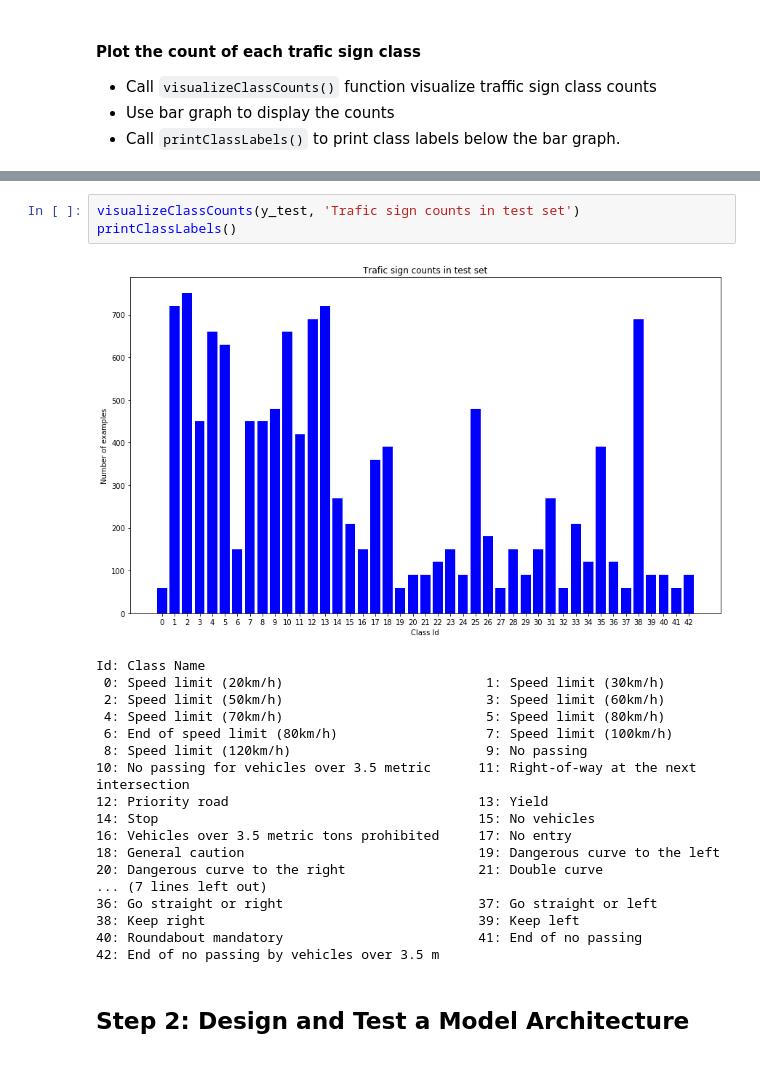
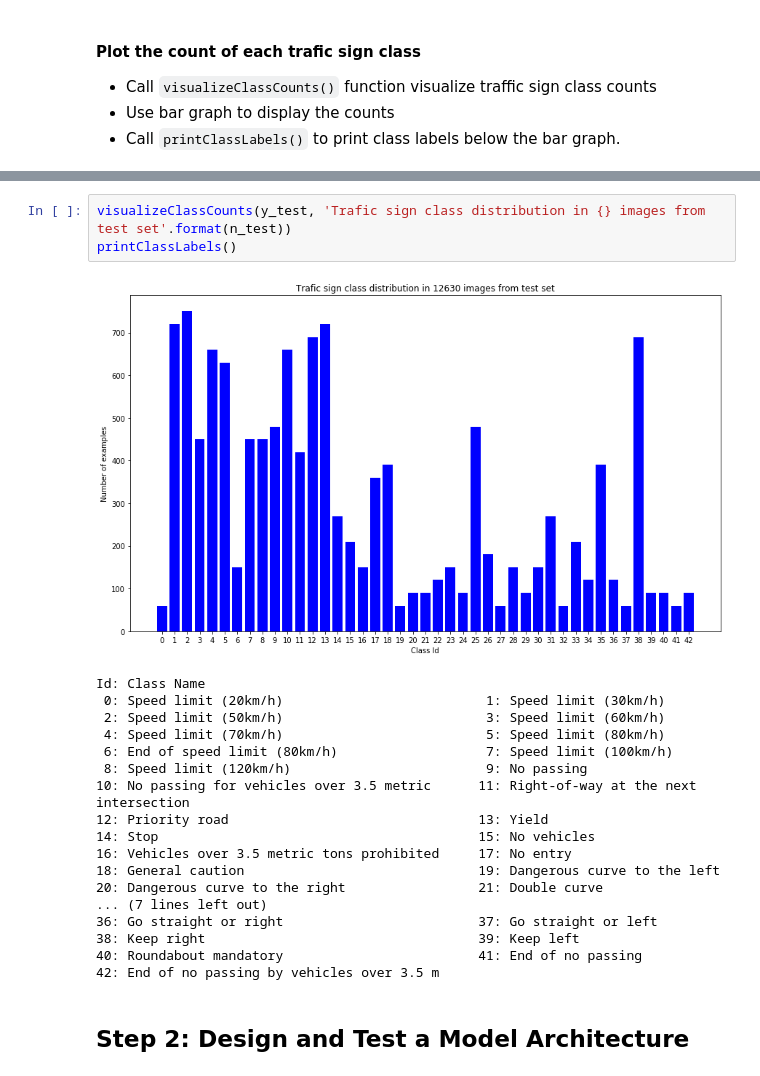
Before and after one commit to tcdoan/CarND-Traffic-Sign-Classifier-Project, a Jupyter notebook: Traffic_Sign_Classifier.ipynb, the cells around one changed output, grey strips where cells are left out. Saved outputs shown, nothing was run; the diff lists cells and outputs as text.

```diff
--- a/Traffic_Sign_Classifier.ipynb
+++ b/Traffic_Sign_Classifier.ipynb
@@ -196,8 +198,8 @@ visualizeClassCounts(y_valid, 'Trafic sign counts in validation set')
 # %%
-visualizeClassCounts(y_test, 'Trafic sign counts in test set')
+visualizeClassCounts(y_test, 'Trafic sign class distribution in {} images from test set'.format(n_test))
 printClassLabels()
 # %% [output]
-[figure, old version]
+[figure, new version]
 Id: Class Name
  0: Speed limit (20km/h)                          1: Speed limit (30km/h)
  2: Speed limit (50km/h)                          3: Speed limit (60km/h)
```
Also changed, not shown: parts of 14 cells of this notebook, 4 other files.
